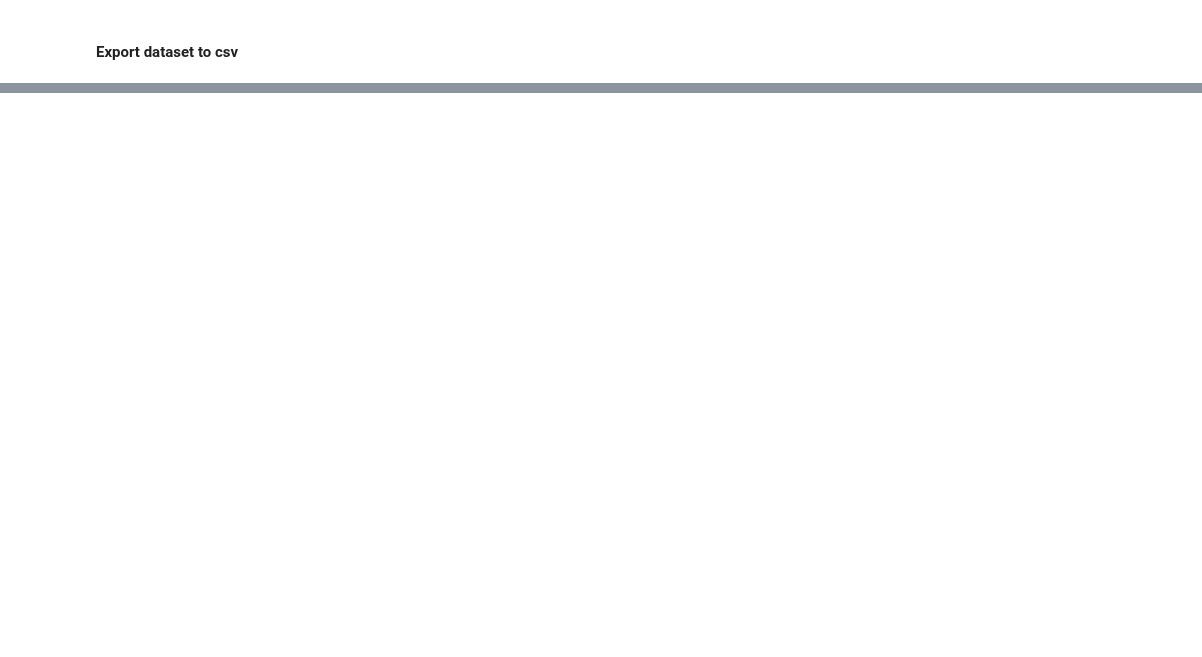
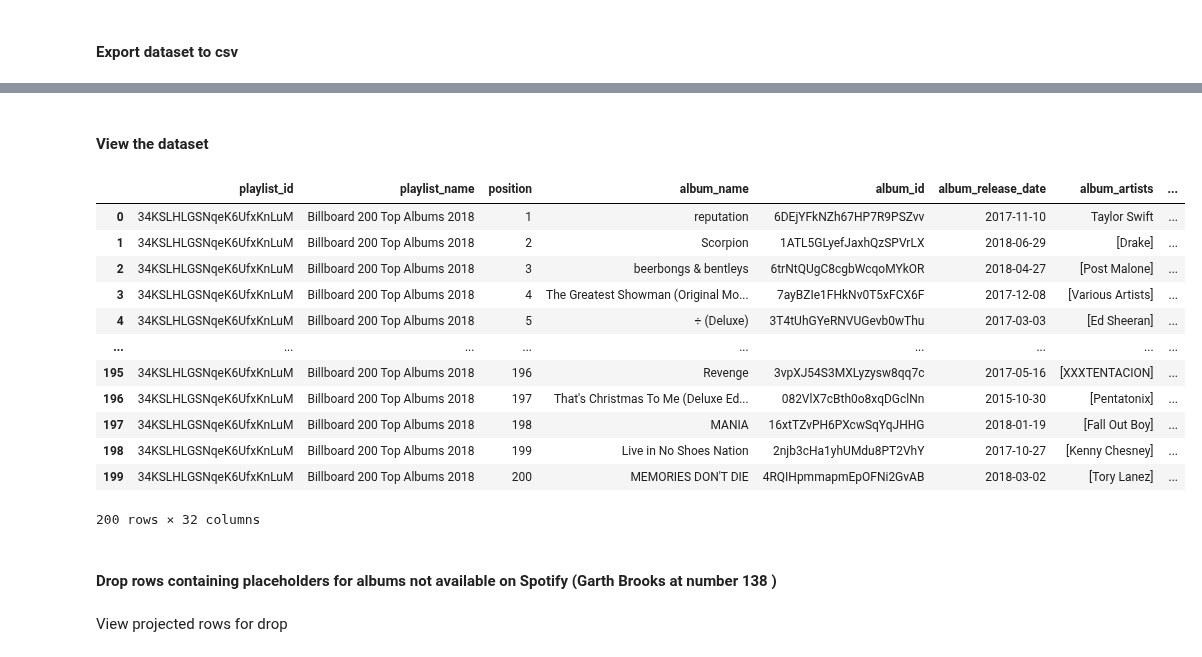
Before and after one commit to katieravenwood/Spotify-Five-Year-Analysis-Project, a Jupyter notebook: Dataset_Creation.ipynb, the cells around one changed output, grey strips where cells are left out. Saved outputs shown, nothing was run; the diff lists cells and outputs as text; code cells hidden in the pictures; blank space fills up the shorter version.

```diff
--- a/Dataset_Creation.ipynb
+++ b/Dataset_Creation.ipynb
@@ -445,0 +452,24 @@ chart2019.to_csv('data/chart2019.csv')
+# %%
+chart2018 = get_playlist_tracks_more_than_100_songs('katiekellert', '34KSLHLGSNqeK6UfxKnLuM')
+# %% [markdown]
+#### View the dataset
+# %%
+chart2018
+# %% [output]
+|  | playlist_id | playlist_name | position | album_name | album_id | album_release_date | album_artists | ... |
+| 0 | 34KSLHLGSNqeK6UfxKnLuM | Billboard 200 Top Albums 2018 | 1 | reputation | 6DEjYFkNZh67HP7R9PSZvv | 2017-11-10 | Taylor Swift | ... |
+| 1 | 34KSLHLGSNqeK6UfxKnLuM | Billboard 200 Top Albums 2018 | 2 | Scorpion | 1ATL5GLyefJaxhQzSPVrLX | 2018-06-29 | [Drake] | ... |
+| 2 | 34KSLHLGSNqeK6UfxKnLuM | Billboard 200 Top Albums 2018 | 3 | beerbongs & bentleys | 6trNtQUgC8cgbWcqoMYkOR | 2018-04-27 | [Post Malone] | ... |
+| 3 | 34KSLHLGSNqeK6UfxKnLuM | Billboard 200 Top Albums 2018 | 4 | The Greatest Showman (Original Mo... | 7ayBZIe1FHkNv0T5xFCX6F | 2017-12-08 | [Various Artists] | ... |
+| 4 | 34KSLHLGSNqeK6UfxKnLuM | Billboard 200 Top Albums 2018 | 5 | ÷ (Deluxe) | 3T4tUhGYeRNVUGevb0wThu | 2017-03-03 | [Ed Sheeran] | ... |
+| ... | ... | ... | ... | ... | ... | ... | ... | ... |
+| 195 | 34KSLHLGSNqeK6UfxKnLuM | Billboard 200 Top Albums 2018 | 196 | Revenge | 3vpXJ54S3MXLyzysw8qq7c | 2017-05-16 | [XXXTENTACION] | ... |
+| 196 | 34KSLHLGSNqeK6UfxKnLuM | Billboard 200 Top Albums 2018 | 197 | That's Christmas To Me (Deluxe Ed... | 082VlX7cBth0o8xqDGclNn | 2015-10-30 | [Pentatonix] | ... |
+| 197 | 34KSLHLGSNqeK6UfxKnLuM | Billboard 200 Top Albums 2018 | 198 | MANIA | 16xtTZvPH6PXcwSqYqJHHG | 2018-01-19 | [Fall Out Boy] | ... |
+| 198 | 34KSLHLGSNqeK6UfxKnLuM | Billboard 200 Top Albums 2018 | 199 | Live in No Shoes Nation | 2njb3cHa1yhUMdu8PT2VhY | 2017-10-27 | [Kenny Chesney] | ... |
+| 199 | 34KSLHLGSNqeK6UfxKnLuM | Billboard 200 Top Albums 2018 | 200 | MEMORIES DON'T DIE | 4RQIHpmmapmEpOFNi2GvAB | 2018-03-02 | [Tory Lanez] | ... |
+200 rows × 32 columns
+# %% [markdown]
+#### Drop rows containing placeholders for albums not available on Spotify (Garth Brooks at number 138 )
+# %% [markdown]
+View projected rows for drop
```
Also changed, not shown: parts of 36 cells of this notebook, 3 other files.
